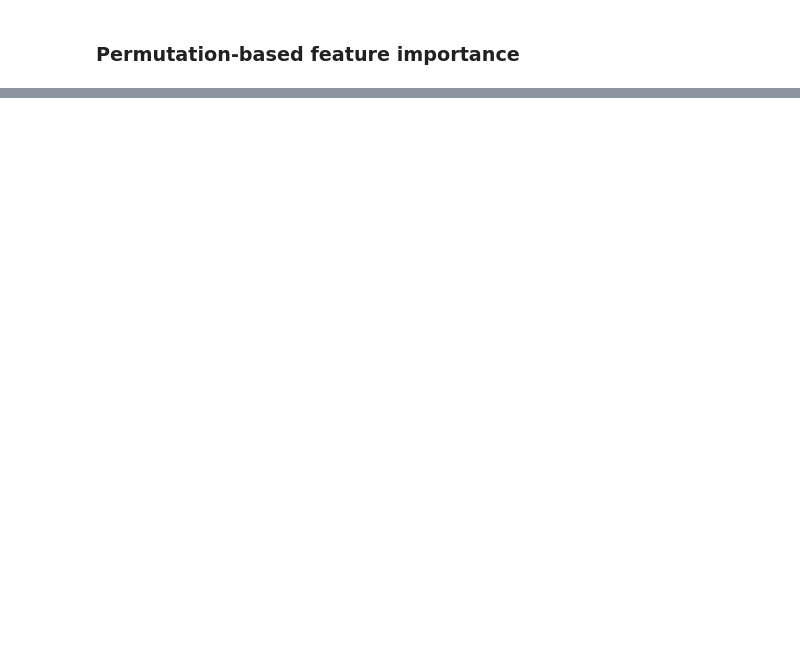
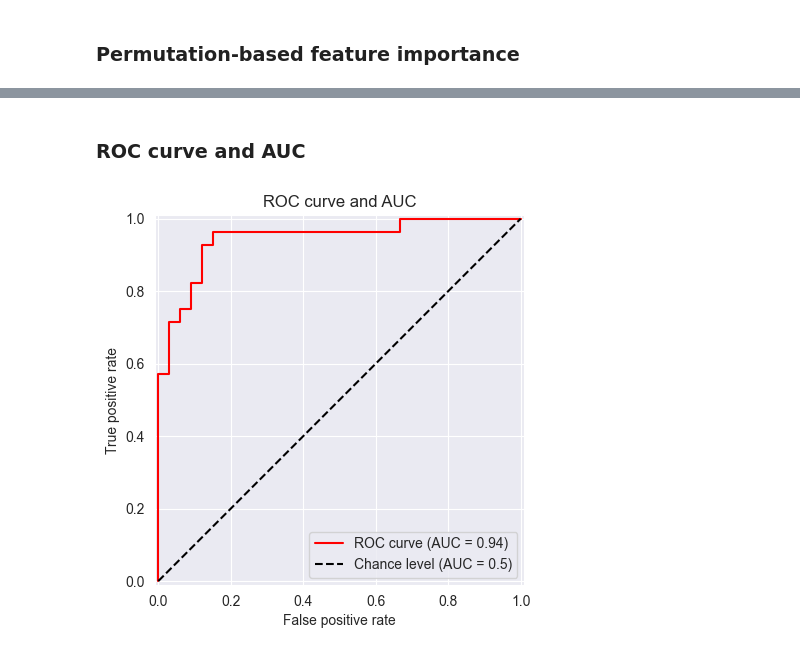
Before and after one commit to mikolajzakrzewski/heart-disease-prediction, a Jupyter notebook: example_evaluation.ipynb, the cells around one changed output, grey strips where cells are left out. Cells and saved outputs as stored; diff of their text form; code cells hidden in the pictures; blank space fills up the shorter version.

Commit message:
Added ROC curve plotting functionality; removed an option to perform classification with all 5 classes

```diff
--- a/example_evaluation.ipynb
+++ b/example_evaluation.ipynb
@@ -140,0 +142,19 @@ plt.show()
+# %% [markdown]
+### ROC curve and AUC
+# %%
+import seaborn as sns
+import matplotlib.pyplot as plt
+
+from sklearn.metrics import RocCurveDisplay
+
+sns.reset_defaults()
+sns.set_style('darkgrid')
+disp = RocCurveDisplay.from_estimator(clf, X_test, y_test, name='ROC curve', plot_chance_level=True)
+disp.ax_.set_title('ROC curve and AUC')
+disp.ax_.set_xlabel('False positive rate')
+disp.ax_.set_ylabel('True positive rate')
+disp.line_.set_color('red')
+disp.ax_.legend()
+plt.show()
+# %% [output]
+[figure, added]
```
Also changed, not shown: parts of 6 cells of this notebook, 3 other files.
